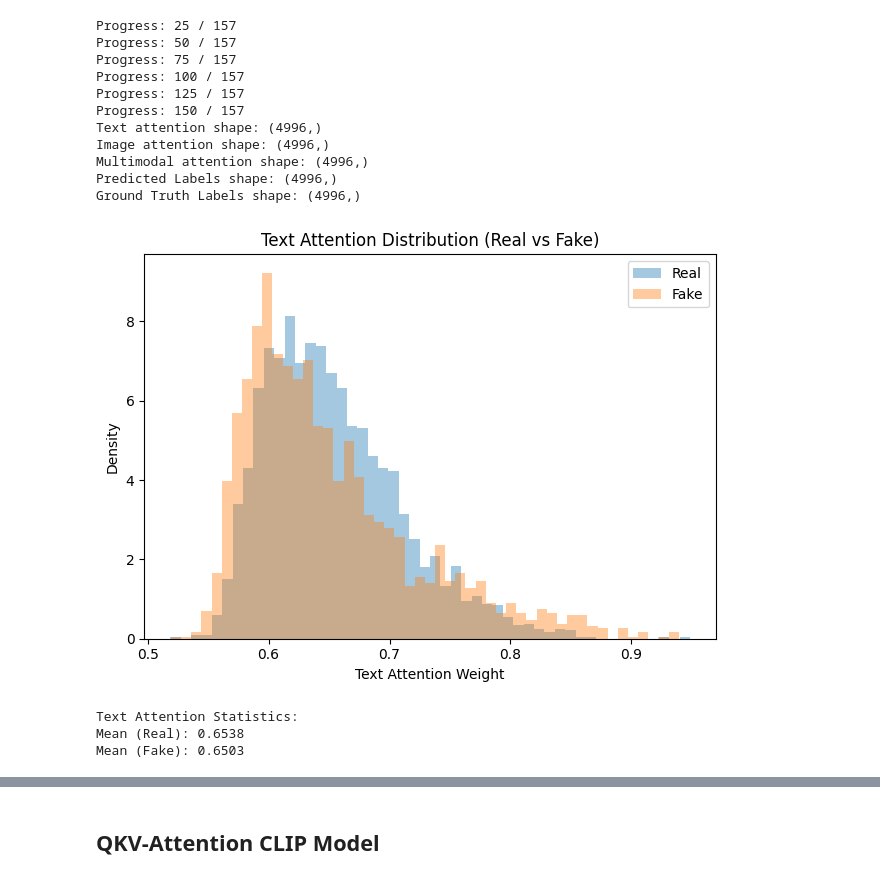
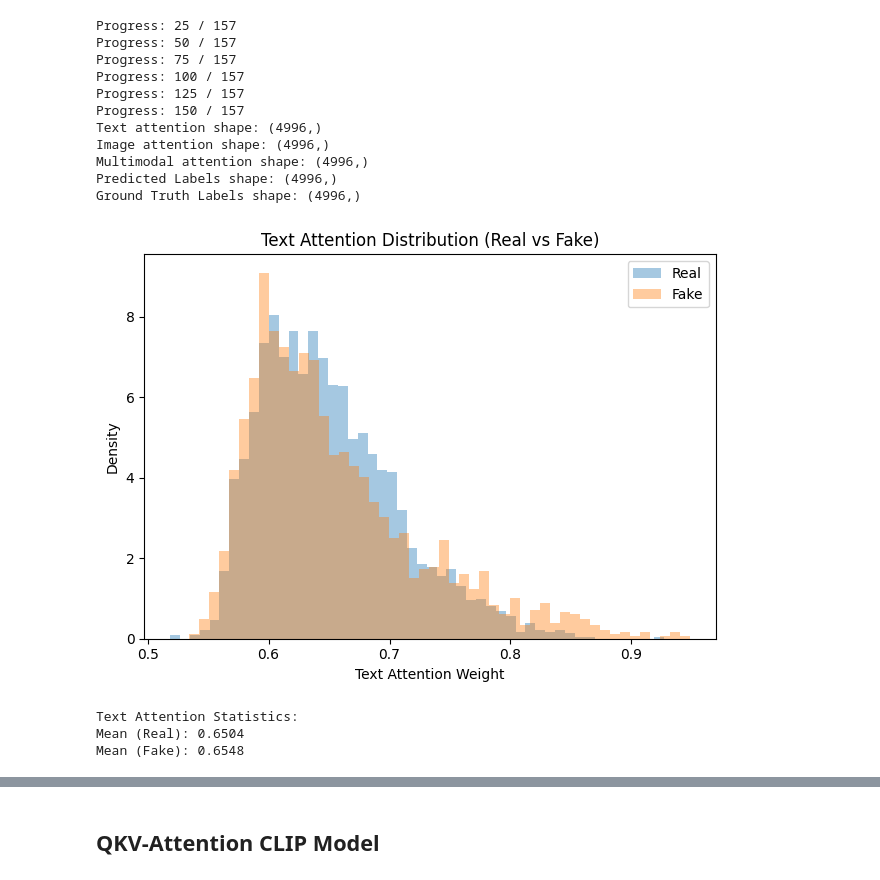
Before and after one commit to Ravi-Raghavan/ESE-5460-Final-Project, a Jupyter notebook: notebooks/multimodal/CLIP/CLIP_Models_Analysis.ipynb, the cells around one changed output, grey strips where cells are left out. Saved outputs shown, nothing was run; the diff lists cells and outputs as text; code cells hidden in the pictures.

```diff
--- a/notebooks/multimodal/CLIP/CLIP_Models_Analysis.ipynb
+++ b/notebooks/multimodal/CLIP/CLIP_Models_Analysis.ipynb
@@ -653,6 +653,7 @@ Ground Truth Labels shape: (4996,)
 text_attention_array = np.load("../../../output/text_attention.npy")
 image_attention_array = np.load("../../../output/image_attention.npy")
 multimodal_attention_array = np.load("../../../output/multimodal_attention.npy")
+predicted_labels = np.load("../../../output/test_predicted_labels.npy")
 ground_truth_labels = np.load("../../../output/test_ground_truth_labels.npy")
 
 
@@ -679,10 +680,10 @@ def plot_attention_distribution(attn, labels, modality_name, bins=50):
     print(f"Mean (Fake): {fake_attn.mean():.4f}")
     # print(f"t-test p-value: {t_p:.4e}")
 # %%
-plot_attention_distribution(text_attention_array, ground_truth_labels, "Text")
+plot_attention_distribution(text_attention_array, predicted_labels, "Text")
 # %% [output]
-[figure, old version]
+[figure, new version]
 Text Attention Statistics:
-Mean (Real): 0.6538
-Mean (Fake): 0.6503
+Mean (Real): 0.6504
+Mean (Fake): 0.6548
 # %%
```
Also changed, not shown: parts of 3 cells of this notebook, 1 other file.
